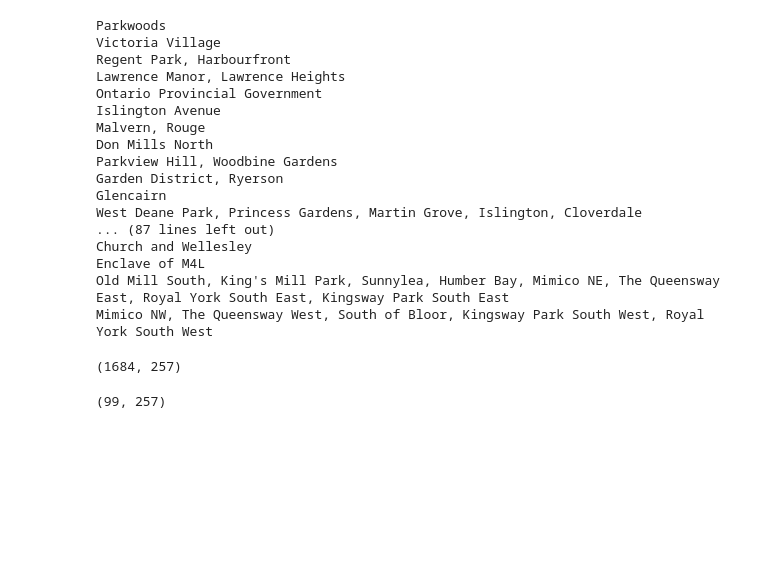
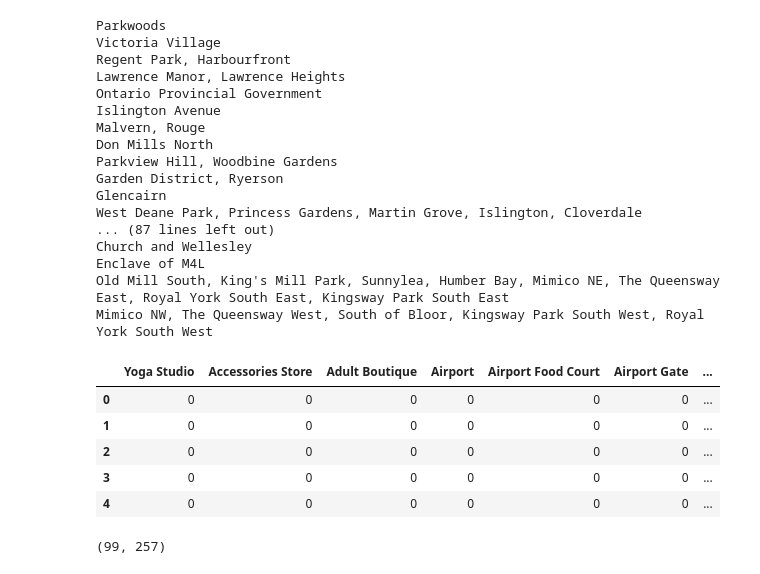
Before and after one commit to davidchen127/Coursera_Capstone, a Jupyter notebook: Segmenting and Clustering Neighborhoods in Toronto.ipynb, the cells around one changed output. Cells and saved outputs as stored; diff of their text form; code cells hidden in the pictures; blank space fills up the shorter version.

```diff
--- a/Segmenting and Clustering Neighborhoods in Toronto.ipynb
+++ b/Segmenting and Clustering Neighborhoods in Toronto.ipynb
@@ -176,17 +158,21 @@ Mimico NW, The Queensway West, South of Bloor, Kingsway Park South West, Royal Y
 # %%
 # one hot encoding
 toronto_onehot = pd.get_dummies(toronto_venues[['Venue Category']], prefix="", prefix_sep="")
 # add neighborhood column back to dataframe
 toronto_onehot['Neighborhood'] = toronto_venues['Neighborhood']
 
 # move neighborhood column to the first column
 fixed_columns = [toronto_onehot.columns[-1]] + list(toronto_onehot.columns[:-1])
 toronto_onehot = toronto_onehot[fixed_columns]
 
 toronto_onehot.head()
-toronto_onehot.shape
 # %% [output]
-(1684, 257)
+|  | Yoga Studio | Accessories Store | Adult Boutique | Airport | Airport Food Court | Airport Gate | ... |
+| 0 | 0 | 0 | 0 | 0 | 0 | 0 | ... |
+| 1 | 0 | 0 | 0 | 0 | 0 | 0 | ... |
+| 2 | 0 | 0 | 0 | 0 | 0 | 0 | ... |
+| 3 | 0 | 0 | 0 | 0 | 0 | 0 | ... |
+| 4 | 0 | 0 | 0 | 0 | 0 | 0 | ... |
 # %%
 toronto_grouped = toronto_onehot.groupby('Neighborhood').mean().reset_index()
 toronto_grouped.shape
```
Also changed, not shown: parts of 1 cell of this notebook, 1 other file.
